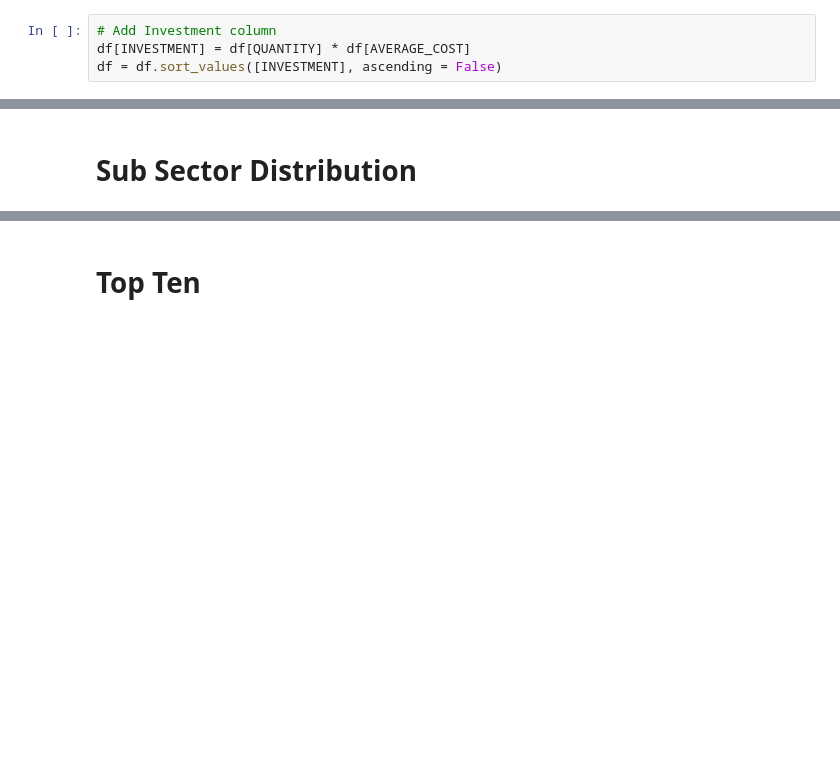
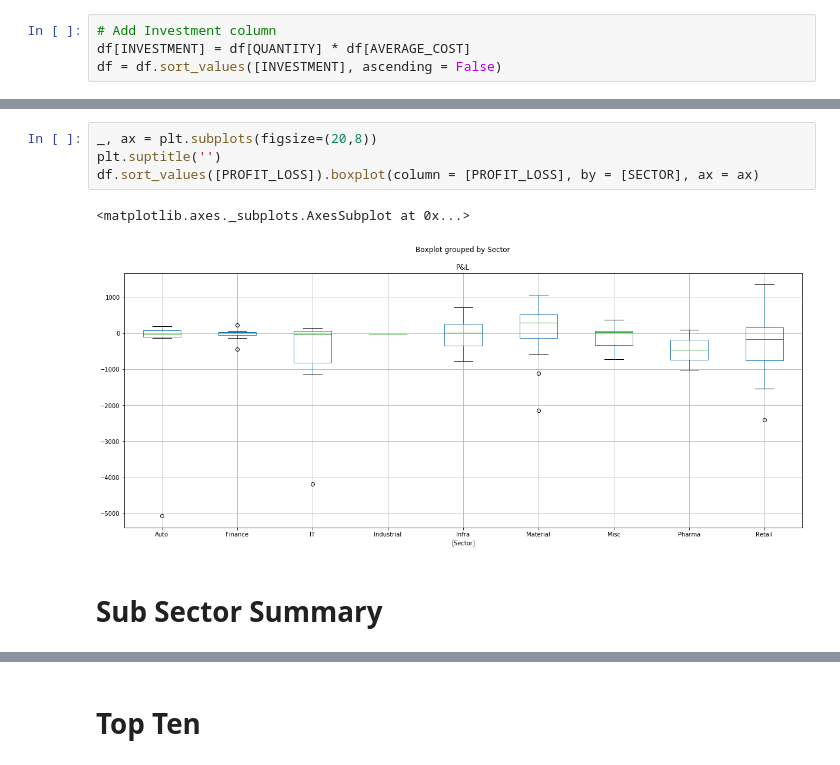
Before and after one commit to jayrajput/stocks, a Jupyter notebook: stocks.ipynb, the cells around one changed output, grey strips where cells are left out. Drawn from its saved outputs; the diff is of its cells as text; blank space fills up the shorter version.

```diff
--- a/stocks.ipynb
+++ b/stocks.ipynb
@@ -49,5 +56,12 @@ x.plot.bar(
+# %%
+_, ax = plt.subplots(figsize=(20,8))
+plt.suptitle('')
+df.sort_values([PROFIT_LOSS]).boxplot(column = [PROFIT_LOSS], by = [SECTOR], ax = ax)
+# %% [output]
+<matplotlib.axes._subplots.AxesSubplot at 0x...>
+[figure, added]
 # %% [markdown]
-# Sub Sector Distribution
+# Sub Sector Summary
 # %%
 x = df.groupby([SUB_SECTOR]).sum()
 x = x.sort_values([PROFIT_LOSS], ascending = False)
```
Also changed, not shown: parts of 10 cells of this notebook, 2 other files.
